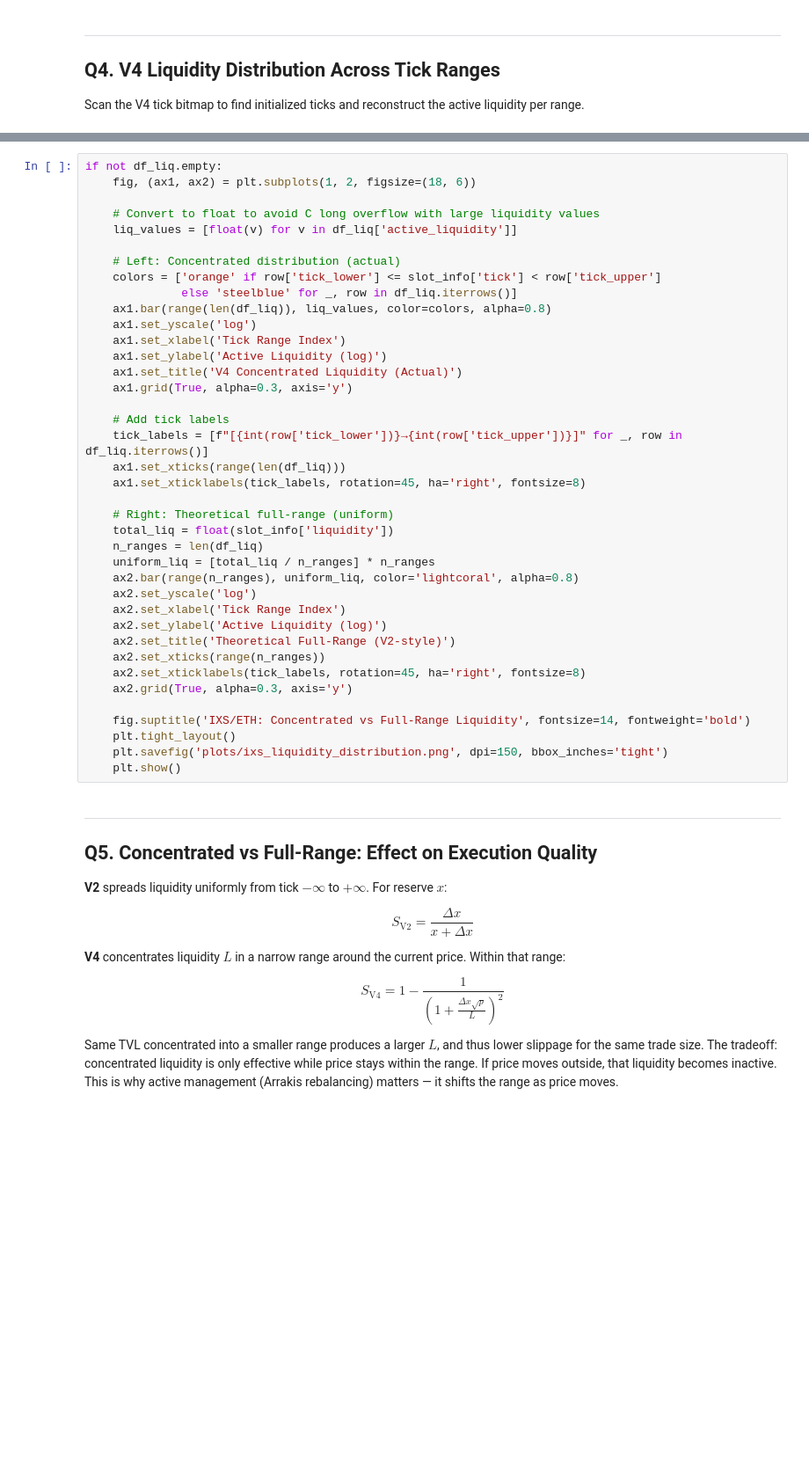
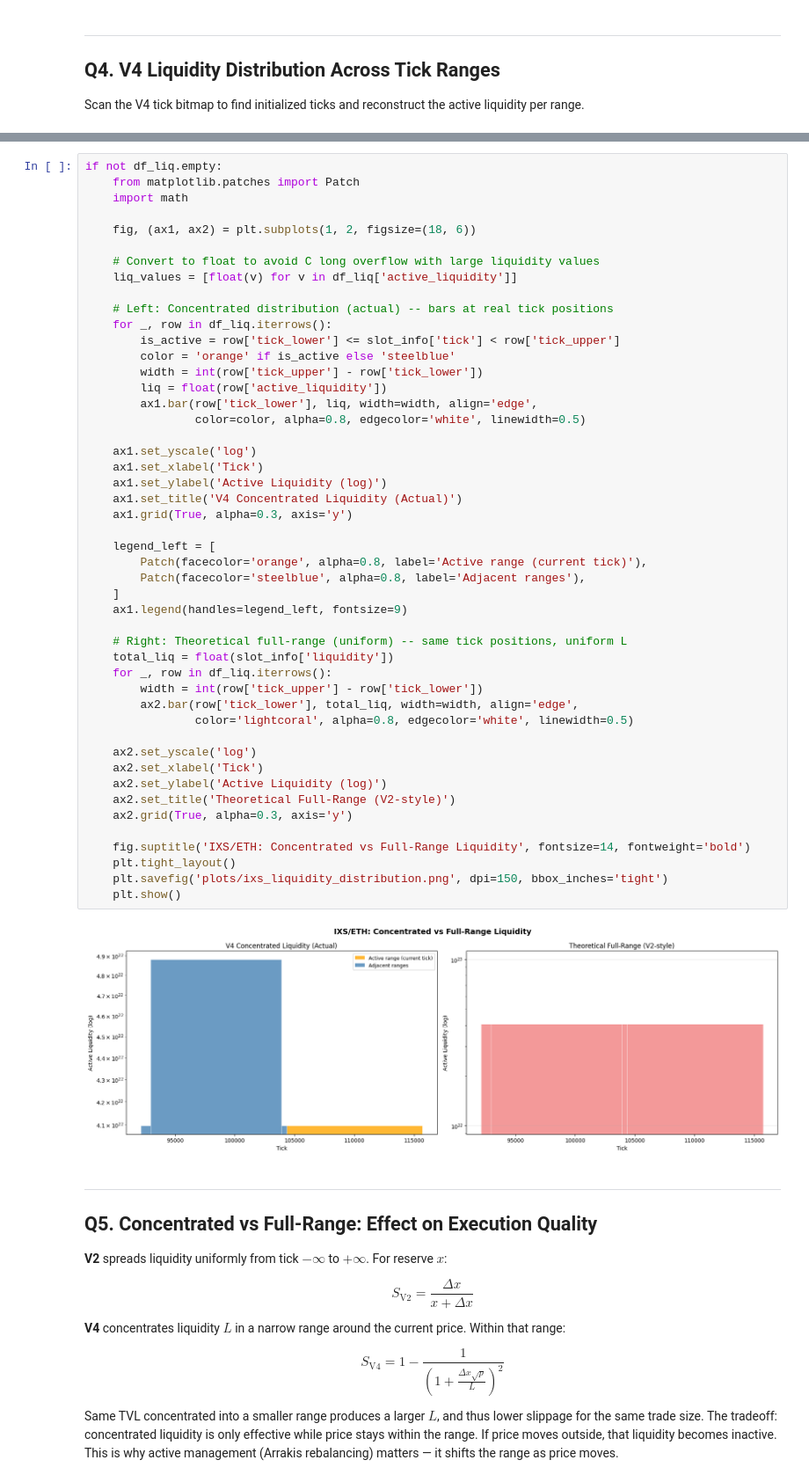
Before and after one commit to slambrecht-newnow/arrakis2, a Jupyter notebook: backend/notebooks/ixs_execution_quality.ipynb, the cells around one changed output, grey strips where cells are left out. Shown at 88% size. Saved outputs shown, nothing was run; the diff lists cells and outputs as text; blank space fills up the shorter version.

```diff
--- a/backend/notebooks/ixs_execution_quality.ipynb
+++ b/backend/notebooks/ixs_execution_quality.ipynb
@@ -1100,42 +1169,53 @@ for _, row in df_liq.iterrows():
 # %%
 if not df_liq.empty:
+    from matplotlib.patches import Patch
+    import math
+
     fig, (ax1, ax2) = plt.subplots(1, 2, figsize=(18, 6))
 
     # Convert to float to avoid C long overflow with large liquidity values
     liq_values = [float(v) for v in df_liq['active_liquidity']]
 
-    # Left: Concentrated distribution (actual)
-    colors = ['orange' if row['tick_lower'] <= slot_info['tick'] < row['tick_upper']
-              else 'steelblue' for _, row in df_liq.iterrows()]
-    ax1.bar(range(len(df_liq)), liq_values, color=colors, alpha=0.8)
+    # Left: Concentrated distribution (actual) -- bars at real tick positions
+    for _, row in df_liq.iterrows():
+        is_active = row['tick_lower'] <= slot_info['tick'] < row['tick_upper']
+        color = 'orange' if is_active else 'steelblue'
+        width = int(row['tick_upper'] - row['tick_lower'])
+        liq = float(row['active_liquidity'])
+        ax1.bar(row['tick_lower'], liq, width=width, align='edge',
+                color=color, alpha=0.8, edgecolor='white', linewidth=0.5)
+
     ax1.set_yscale('log')
-    ax1.set_xlabel('Tick Range Index')
+    ax1.set_xlabel('Tick')
     ax1.set_ylabel('Active Liquidity (log)')
     ax1.set_title('V4 Concentrated Liquidity (Actual)')
     ax1.grid(True, alpha=0.3, axis='y')
 
-    # Add tick labels
-    tick_labels = [f"[{int(row['tick_lower'])}→{int(row['tick_upper'])}]" for _, row in df_liq.iterrows()]
-    ax1.set_xticks(range(len(df_liq)))
-    ax1.set_xticklabels(tick_labels, rotation=45, ha='right', fontsize=8)
+    legend_left = [
+        Patch(facecolor='orange', alpha=0.8, label='Active range (current tick)'),
+        Patch(facecolor='steelblue', alpha=0.8, label='Adjacent ranges'),
+    ]
+    ax1.legend(handles=legend_left, fontsize=9)
 
-    # Right: Theoretical full-range (uniform)
+    # Right: Theoretical full-range (uniform) -- same tick positions, uniform L
     total_liq = float(slot_info['liquidity'])
-    n_ranges = len(df_liq)
-    uniform_liq = [total_liq / n_ranges] * n_ranges
-    ax2.bar(range(n_ranges), uniform_liq, color='lightcoral', alpha=0.8)
+    for _, row in df_liq.iterrows():
+        width = int(row['tick_upper'] - row['tick_lower'])
+        ax2.bar(row['tick_lower'], total_liq, width=width, align='edge',
+                color='lightcoral', alpha=0.8, edgecolor='white', linewidth=0.5)
+
     ax2.set_yscale('log')
-    ax2.set_xlabel('Tick Range Index')
+    ax2.set_xlabel('Tick')
     ax2.set_ylabel('Active Liquidity (log)')
     ax2.set_title('Theoretical Full-Range (V2-style)')
-    ax2.set_xticks(range(n_ranges))
-    ax2.set_xticklabels(tick_labels, rotation=45, ha='right', fontsize=8)
     ax2.grid(True, alpha=0.3, axis='y')
 
     fig.suptitle('IXS/ETH: Concentrated vs Full-Range Liquidity', fontsize=14, fontweight='bold')
     plt.tight_layout()
     plt.savefig('plots/ixs_liquidity_distribution.png', dpi=150, bbox_inches='tight')
     plt.show()
+# %% [output]
+[figure, added]
 # %% [markdown]
 ---
 
```
Also changed, not shown: parts of 10 cells of this notebook, 7 other files.
